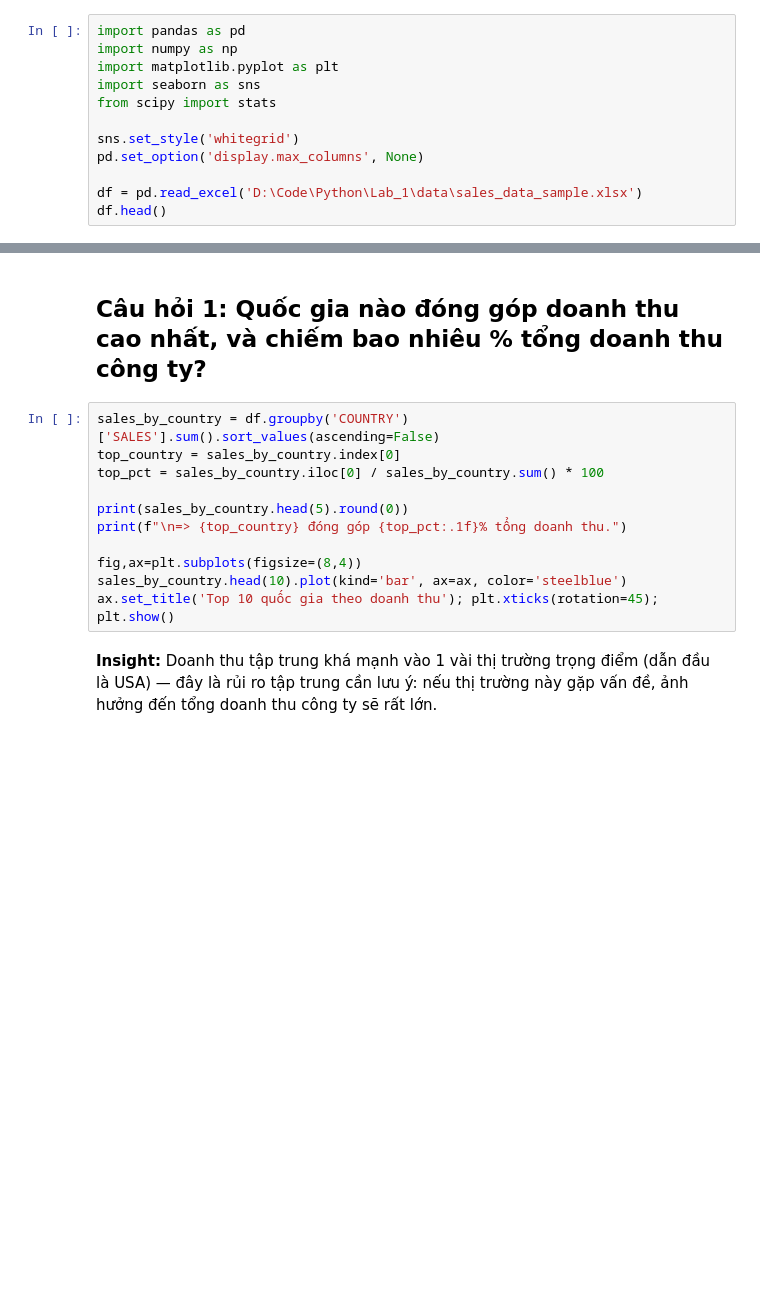
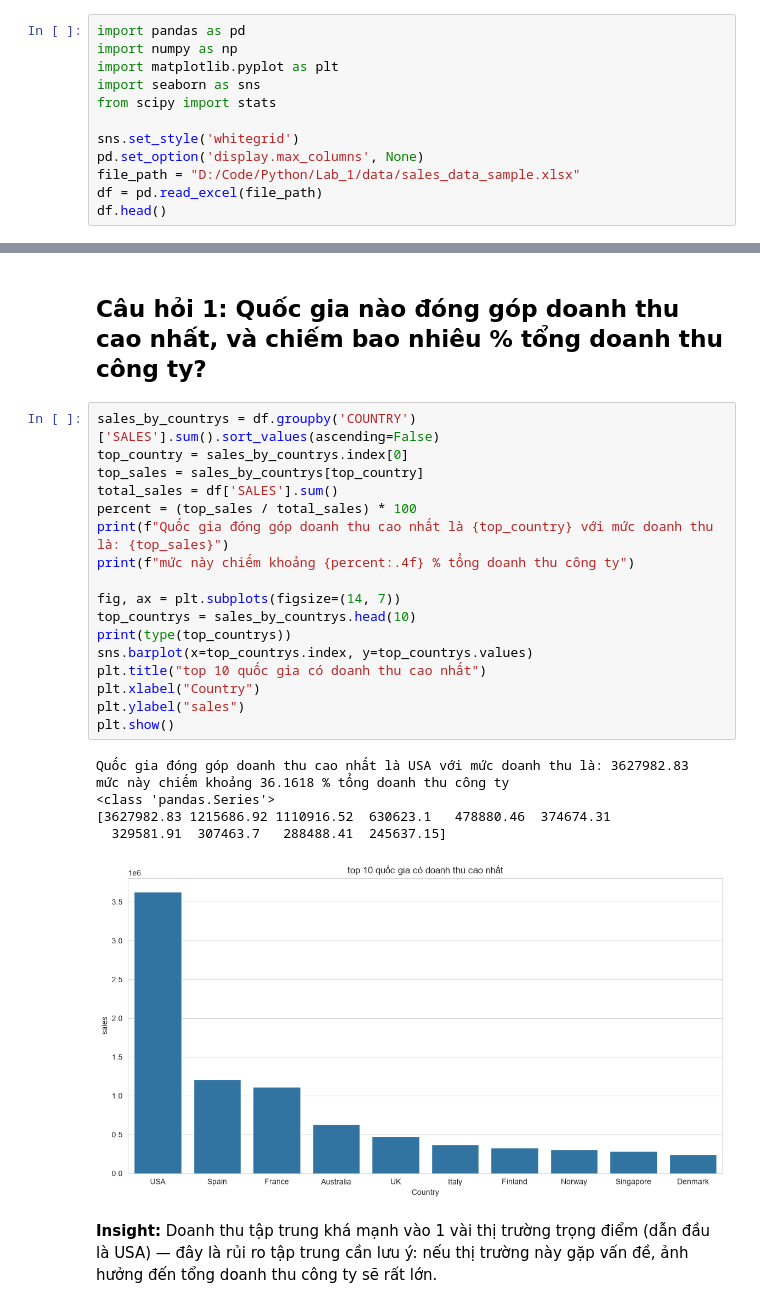
Before and after one commit to khanhtranduy258/Data-analytics-, a Jupyter notebook: Lab_1/EDA_Ref.ipynb, the cells around one changed output, grey strips where cells are left out. Drawn from its saved outputs; the diff is of its cells as text; blank space fills up the shorter version.

```diff
--- a/Lab_1/EDA_Ref.ipynb
+++ b/Lab_1/EDA_Ref.ipynb
@@ -22,6 +22,6 @@ from scipy import stats
 
 sns.set_style('whitegrid')
 pd.set_option('display.max_columns', None)
-
-df = pd.read_excel('D:\Code\Python\Lab_1\data\sales_data_sample.xlsx')
+file_path = "D:/Code/Python/Lab_1/data/sales_data_sample.xlsx"
+df = pd.read_excel(file_path)
 df.head()
@@ -107,16 +169,29 @@ Mỗi câu hỏi dưới đây theo đúng cấu trúc: **Câu hỏi → Code
 # %% [markdown]
 ## Câu hỏi 1: Quốc gia nào đóng góp doanh thu cao nhất, và chiếm bao nhiêu % tổng doanh thu công ty?
 # %%
-sales_by_country = df.groupby('COUNTRY')['SALES'].sum().sort_values(ascending=False)
-top_country = sales_by_country.index[0]
-top_pct = sales_by_country.iloc[0] / sales_by_country.sum() * 100
+sales_by_countrys = df.groupby('COUNTRY')['SALES'].sum().sort_values(ascending=False)
+top_country = sales_by_countrys.index[0]
+top_sales = sales_by_countrys[top_country]
+total_sales = df['SALES'].sum()
+percent = (top_sales / total_sales) * 100
+print(f"Quốc gia đóng góp doanh thu cao nhất là {top_country} với mức doanh thu là: {top_sales}")
+print(f"mức này chiếm khoảng {percent:.4f} % tổng doanh thu công ty")
 
-print(sales_by_country.head(5).round(0))
-print(f"\n=> {top_country} đóng góp {top_pct:.1f}% tổng doanh thu.")
-
-fig,ax=plt.subplots(figsize=(8,4))
-sales_by_country.head(10).plot(kind='bar', ax=ax, color='steelblue')
-ax.set_title('Top 10 quốc gia theo doanh thu'); plt.xticks(rotation=45); plt.show()
+fig, ax = plt.subplots(figsize=(14, 7))
+top_countrys = sales_by_countrys.head(10)
+print(type(top_countrys))
+sns.barplot(x=top_countrys.index, y=top_countrys.values)
+plt.title("top 10 quốc gia có doanh thu cao nhất")
+plt.xlabel("Country")
+plt.ylabel("sales")
+plt.show()
+# %% [output]
+Quốc gia đóng góp doanh thu cao nhất là USA với mức doanh thu là: 3627982.83
+mức này chiếm khoảng 36.1618 % tổng doanh thu công ty
+<class 'pandas.Series'>
+[3627982.83 1215686.92 1110916.52  630623.1   478880.46  374674.31
+  329581.91  307463.7   288488.41  245637.15]
+[figure, added]
 # %% [markdown]
 **Insight:** Doanh thu tập trung khá mạnh vào 1 vài thị trường trọng điểm (dẫn đầu là USA) — đây là rủi ro tập trung cần lưu ý: nếu thị trường này gặp vấn đề, ảnh hưởng đến tổng doanh thu công ty sẽ rất lớn.
 # %% [markdown]
```
Also changed, not shown: parts of 10 cells of this notebook, 35 other files.
